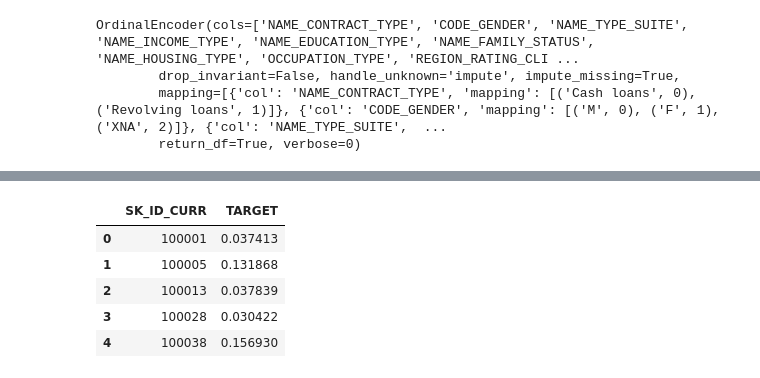
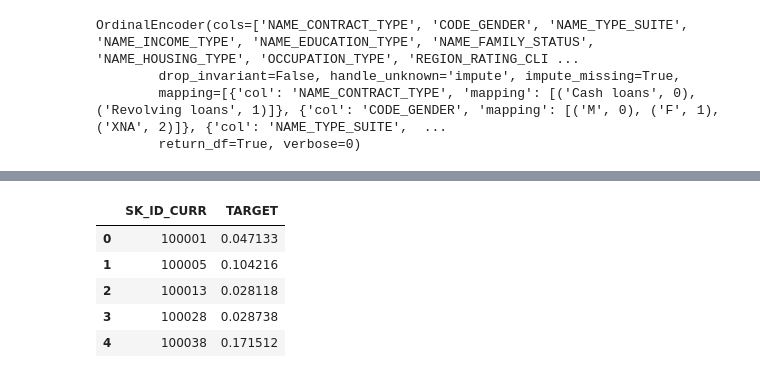
Before and after one commit to niujiaolaoganba/home_credit, a Jupyter notebook: data_preprocess.ipynb, the cells around one changed output, grey strips where cells are left out. Drawn from its saved outputs; the diff is of its cells as text; code cells hidden in the pictures.

```diff
--- a/data_preprocess.ipynb
+++ b/data_preprocess.ipynb
@@ -75,6 +60,24 @@ boolean_features = [f for f in feature_dict if feature_dict[f] == 'boolean_featu
 amount_feautres = [f for f in feature_dict if feature_dict[f] == 'amount_feautres' ]
 normal_features = [f for f in feature_dict if feature_dict[f] == 'normal_features' ]
 count_features = [f for f in feature_dict if feature_dict[f] == 'count_features' ]
+# %%
+
+minmax = MinMaxScaler().fit(pd.concat([train[amount_feautres+count_features],test[amount_feautres+count_features]],axis = 0).fillna(0))
+
+train[amount_feautres+count_features] = pd.DataFrame(minmax.transform(train[amount_feautres+count_features].fillna(0)), columns = amount_feautres+count_features)
+test[amount_feautres+count_features] = pd.DataFrame(minmax.transform(test[amount_feautres+count_features].fillna(0)), columns = amount_feautres+count_features)
+# %%
+# bin
+bins = 5
+for rate in normal_features+amount_feautres+count_features:
+    qcut = pd.qcut(train[rate],bins,retbins=True,duplicates='drop')[1]
+    if len(qcut) <=2:
+        continue
+    qcut[0] = 0
+    qcut[-1] = 1
+    train[rate +'_bin'] = [rate + '_' + str(np.where(qcut>= r)[0][0]) if not np.isnan(r) else 'miss' for r in train[rate]]
+    test[rate +'_bin'] =  [rate + '_' +  str(np.where(qcut>= r)[0][0]) if not np.isnan(r) else 'miss' for r in test[rate]]
+    category_features.append(rate +'_bin')
 # %%
 taget_encoder = ce.TargetEncoder(cols=category_features + boolean_features)
 taget_encoder.fit(train[category_features + boolean_features], train.TARGET)
@@ -85,24 +88,20 @@ onehot_encoder.fit(train[category_features + boolean_features])
 ordinal_encoder = ce.OrdinalEncoder(cols = category_features)
 ordinal_encoder.fit(train[category_features])
 
-normalize = StandardScaler().fit(train[amount_feautres].fillna(0))
-
 X_train = pd.concat([
-    train[normal_features].fillna(0),
+    train[normal_features+amount_feautres+count_features].fillna(0),
     taget_encoder.transform(train[category_features + boolean_features]),
     onehot_encoder.transform(train[category_features + boolean_features]),
     ordinal_encoder.transform(train[category_features]),
-    pd.DataFrame(normalize.transform(train[amount_feautres].fillna(0)), columns = amount_feautres)
 ], axis = 1)
 y_train = train.TARGET
 
 
 X_test = pd.concat([
-    test[normal_features].fillna(0),
+    test[normal_features+amount_feautres+count_features].fillna(0),
     taget_encoder.transform(test[category_features + boolean_features]),
     onehot_encoder.transform(test[category_features + boolean_features]),
     ordinal_encoder.transform(test[category_features]),
-    pd.DataFrame(normalize.transform(test[amount_feautres].fillna(0)), columns = amount_feautres)
 ], axis = 1)
 # %% [output]
 TargetEncoder(cols=['NAME_CONTRACT_TYPE', 'CODE_GENDER', 'NAME_TYPE_SUITE', 'NAME_INCOME_TYPE', 'NAME_EDUCATION_TYPE', 'NAME_FAMILY_STATUS', 'NAME_HOUSING_TYPE', 'OCCUPATION_TYPE', 'REGION_RATING_CLIE ...
@@ -154,14 +153,14 @@ sub = pd.concat([
 ], axis = 1)
 # %%
 sub.head()
-sub.to_csv('./data/submission/first_20180520.csv', index = False)
+sub.to_csv('./data/submission/seconde_20180522.csv', index = False)
 # %% [output]
 |  | SK_ID_CURR | TARGET |
-| 0 | 100001 | 0.037413 |
-| 1 | 100005 | 0.131868 |
-| 2 | 100013 | 0.037839 |
-| 3 | 100028 | 0.030422 |
-| 4 | 100038 | 0.156930 |
+| 0 | 100001 | 0.047133 |
+| 1 | 100005 | 0.104216 |
+| 2 | 100013 | 0.028118 |
+| 3 | 100028 | 0.028738 |
+| 4 | 100038 | 0.171512 |
 # %%
 pd.concat([X_train,pd.DataFrame(y_train, columns = ['TARGET'])], axis = 1).to_csv('./data/input/train.csv', index = False)
 # y_train.to_csv('./data/input/y_train.csv', index = False)
```
Also changed, not shown: parts of 7 cells of this notebook, 3 other files.
